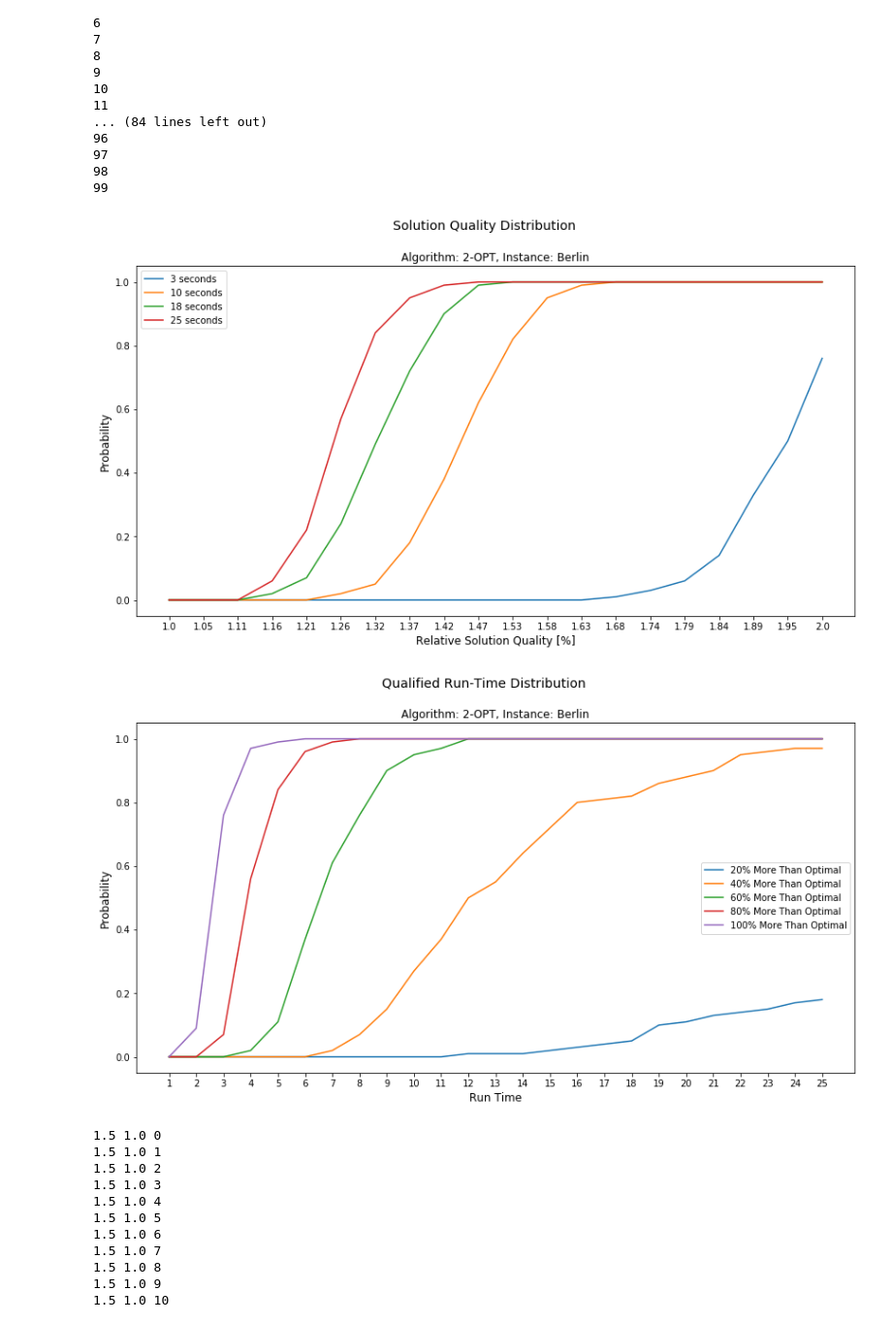
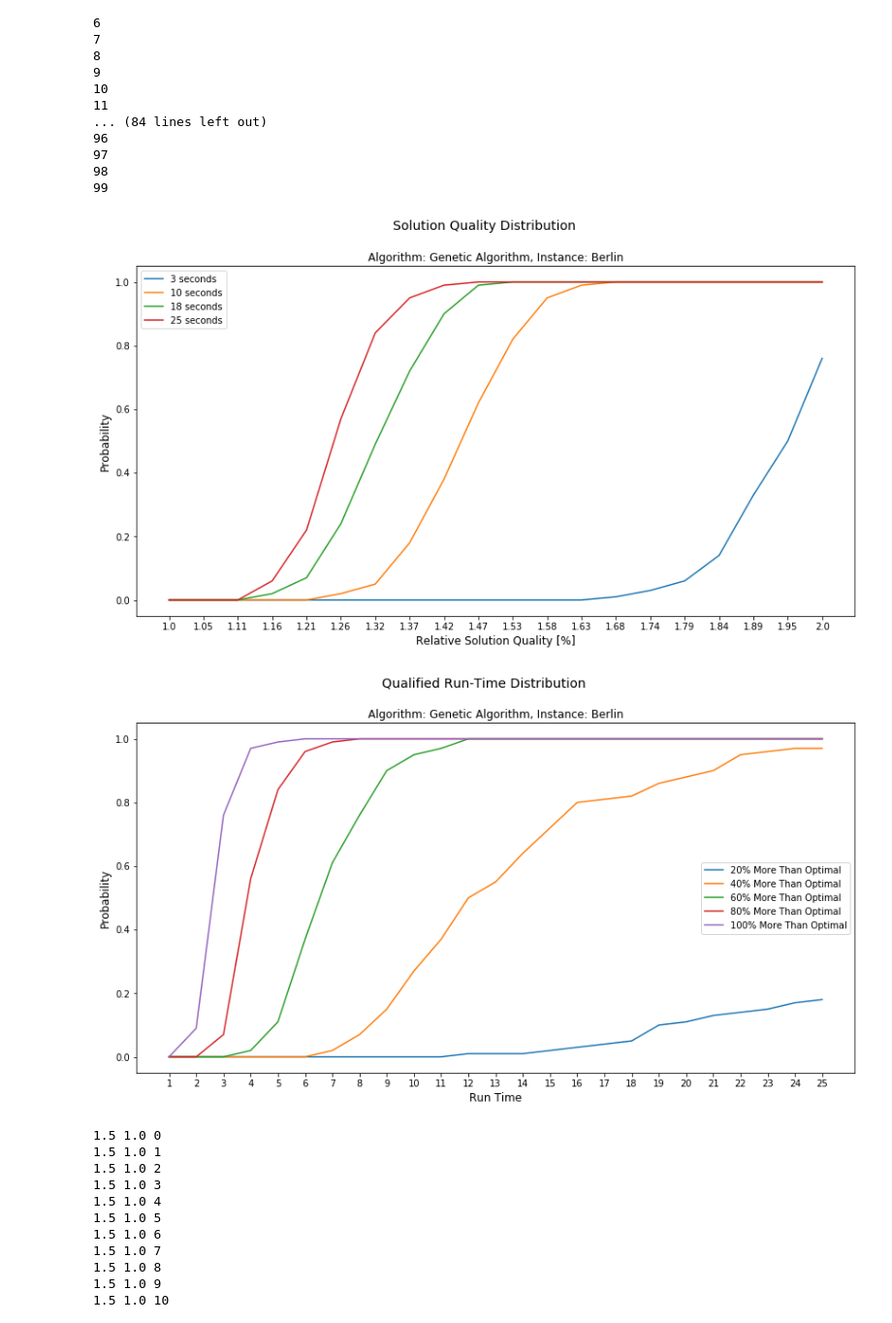
Before and after one commit to moalani/CSE6140-TSP-Project, a Jupyter notebook: Archived Reports/Genetic Algorithm QRTD Berlin.ipynb, the cells around one changed output. Shown at 97% size. Cells and saved outputs as stored; diff of their text form; code cells hidden in the pictures.

```diff
--- a/Archived Reports/Genetic Algorithm QRTD Berlin.ipynb
+++ b/Archived Reports/Genetic Algorithm QRTD Berlin.ipynb
@@ -130,21 +130,21 @@ relative_runs = convert_run_to_relative_run(tracer._runs, optimal=optimal)
 # %%
 import matplotlib.pyplot as plt
 %matplotlib inline
 
 plt.figure(figsize=(14,7))
 plt.suptitle('Solution Quality Distribution', size=14)
-plt.title('Algorithm: 2-OPT, Instance: Berlin')
+plt.title('Algorithm: Genetic Algorithm, Instance: Berlin')
 plt.ylabel('Probability', size=12)
 plt.xlabel('Relative Solution Quality [%]', size=12)
 qualities = np.linspace(1,2,20)
 plt.xticks(list(range(len(qualities))), list(map(lambda x: round(x, 2), qualities)), rotation='horizontal')
 
 for t in np.linspace(3, 25, 4):
     line_data = [probability_to_solve_in_limited_time(relative_runs, q, t=t) for q in qualities]
     plt.plot(line_data, label=f'{int(round(t, 0))} seconds')
 plt.legend();
 # %% [output]
-[figure, old version]
+[figure, new version]
 # %%
 # QTRD Plots
 # Given a number of seconds
@@ -155,7 +155,7 @@ import matplotlib.pyplot as plt
 
 plt.figure(figsize=(14,7))
 plt.suptitle('Qualified Run-Time Distribution', size=14)
-plt.title('Algorithm: 2-OPT, Instance: Berlin')
+plt.title('Algorithm: Genetic Algorithm, Instance: Berlin')
 plt.ylabel('Probability', size=12)
 plt.xlabel('Run Time', size=12)
 times = np.linspace(1,25,25)
@@ -166,7 +166,7 @@ for q in np.linspace(1.2,2,5):
     plt.plot(line_data, label=f'{int(round((q-1)*100,0))}% More Than Optimal');
 plt.legend();
 # %% [output]
-[figure, old version]
+[figure, new version]
 # %%
 import numpy as np
 
```
